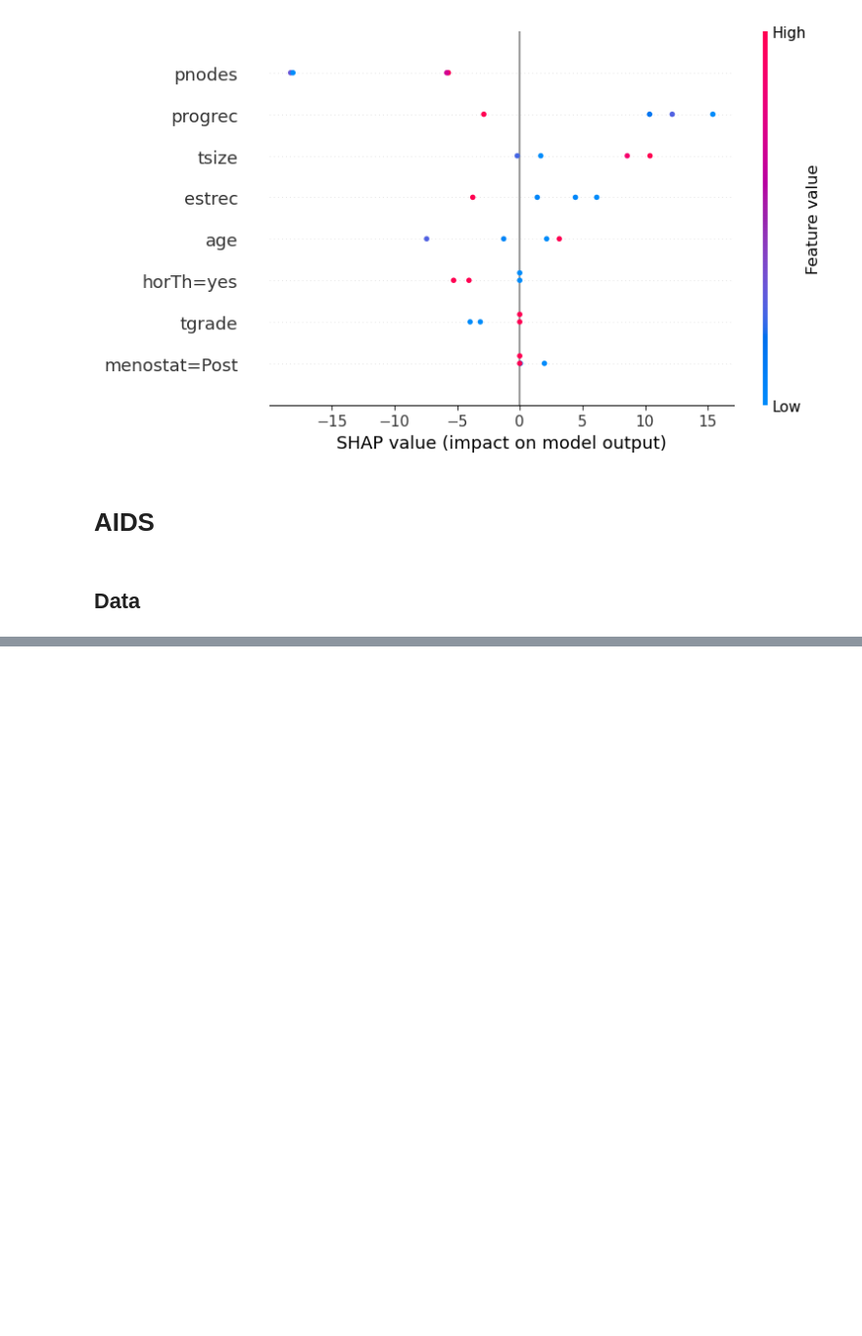
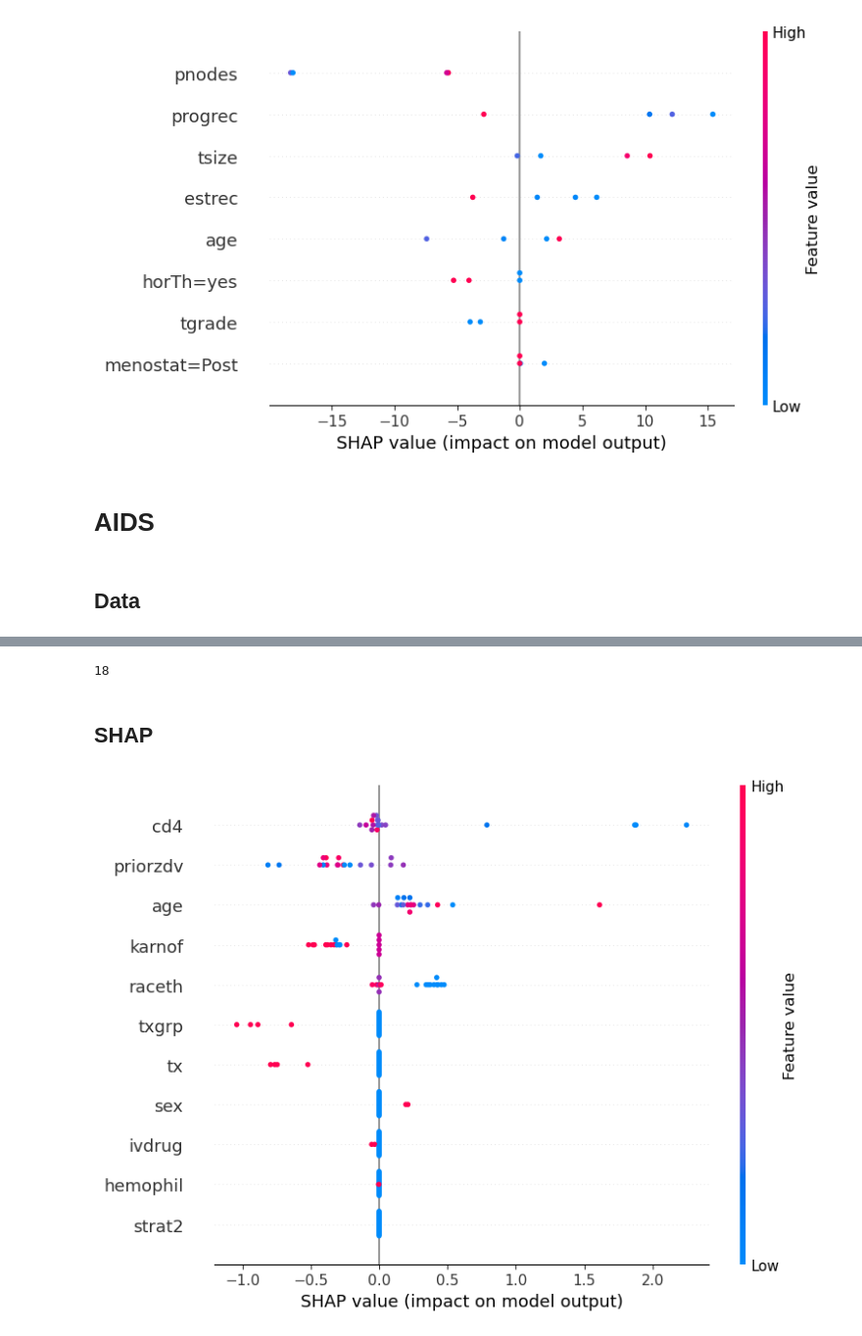
Before and after one commit to dmachlanski/ssp25-feature-attributions, a Jupyter notebook: eda.ipynb, the cells around one changed output, grey strips where cells are left out. Shown: that part at 98% size. Drawn from its saved outputs; the diff is of its cells as text; code cells hidden in the pictures; blank space fills up the shorter version.

```diff
--- a/eda.ipynb
+++ b/eda.ipynb
@@ -146,0 +214,2 @@ shap.summary_plot(shap_vals, X_test[sel_mask])
+# %%
+y_pred = rsf.predict(X_test)
@@ -146,0 +236,17 @@ shap.summary_plot(shap_vals, X_test[sel_mask])
+# %%
+eps = 0.1
+# %%
+np.sum(np.abs(y_pred - y_mean) < eps)
+# %% [output]
+18
+# %%
+sel_mask = np.abs(y_pred - y_mean) < eps
+# %% [markdown]
+## SHAP
+# %%
+ex = shap.KernelExplainer(rsf.predict, X_mean)
+# %%
+shap_vals = ex.shap_values(X_test[sel_mask])
+shap.summary_plot(shap_vals, X_test[sel_mask])
+# %% [output]
+[figure, added]
```
Also changed, not shown: parts of 16 cells of this notebook.
